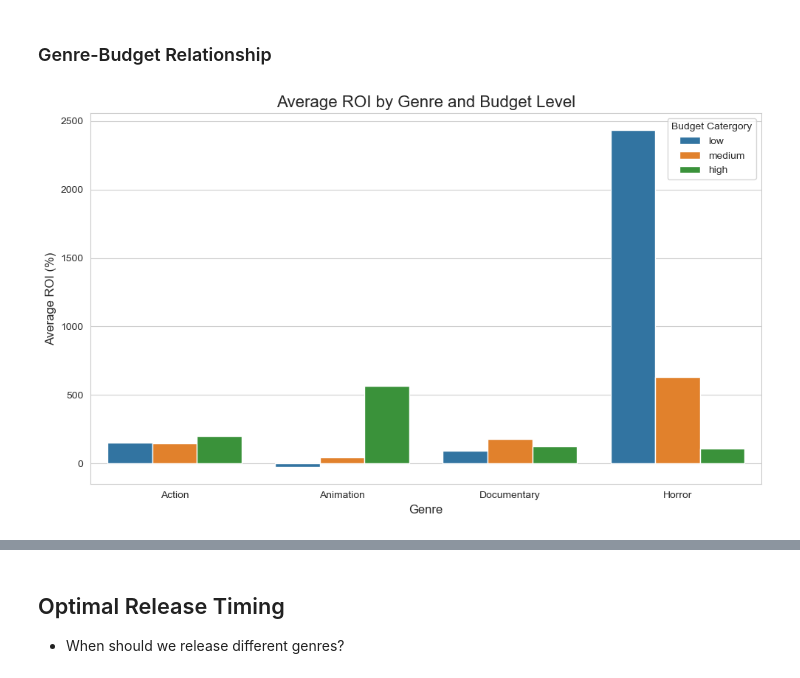
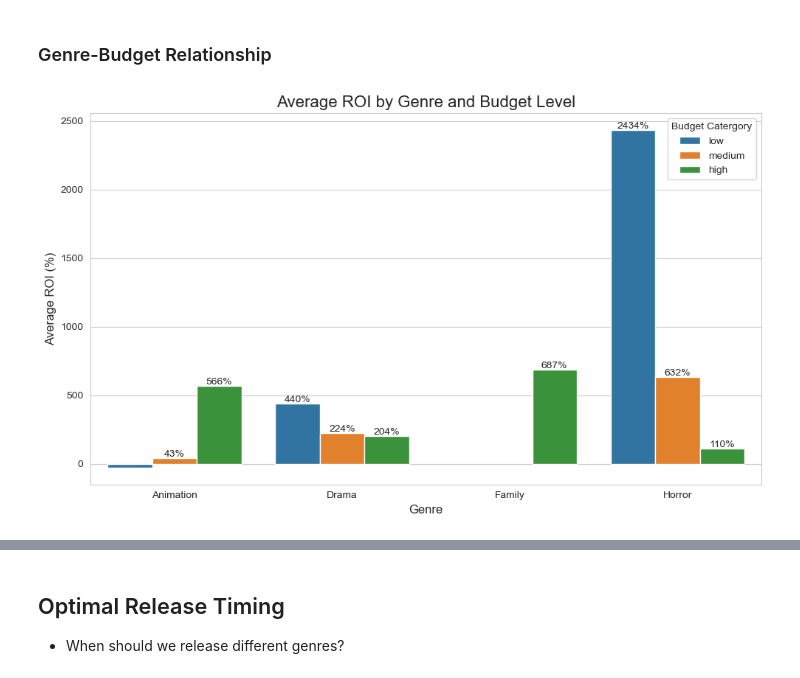
Before and after one commit to patsi-dev/Phase-2-Project-Repository, a Jupyter notebook: index.ipynb, the cells around one changed output, grey strips where cells are left out. Saved outputs shown, nothing was run; the diff lists cells and outputs as text; code cells hidden in the pictures.

```diff
--- a/index.ipynb
+++ b/index.ipynb
@@ -975,17 +979,23 @@ plt.show()
 # %% [markdown]
 ### Genre-Budget Relationship
 # %%
-budget_comparison = (movie_df[movie_df['main_genre'].isin(['Horror', 'Animation', 'Documentary', 'Action'])].groupby(['main_genre', 'budget_category'])['roi'].mean().reset_index())
+budget_comparison = (movie_df[movie_df['main_genre'].isin(['Horror', 'Family', 'Animation', 'Drama'])].groupby(['main_genre', 'budget_category'])['roi'].mean().reset_index())
 # %%
 plt.figure(figsize=(10, 6))
 sns.barplot(data=budget_comparison,x='main_genre',y='roi',hue='budget_category',hue_order=['low', 'medium', 'high'])
+
 
 plt.title("Average ROI by Genre and Budget Level", fontsize=16)
 plt.xlabel("Genre", fontsize=12)
 plt.ylabel("Average ROI (%)", fontsize=12)
 plt.legend(title='Budget Catergory')
 
+for p in plt.gca().patches:
+    height = p.get_height()
+    if height > 0:
+        plt.gca().text(p.get_x() + p.get_width()/2.,height + 10,f'{height:.0f}%',ha='center')
+
 plt.tight_layout()
 plt.show()
 # %% [output]
-[figure, old version]
+[figure, new version]
```
Also changed, not shown: parts of 13 cells of this notebook.
